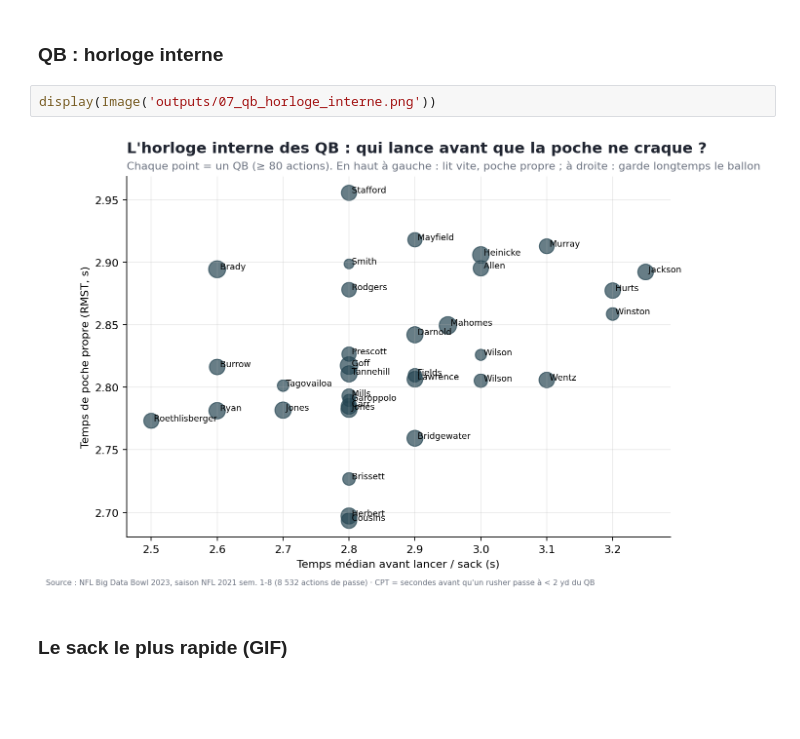
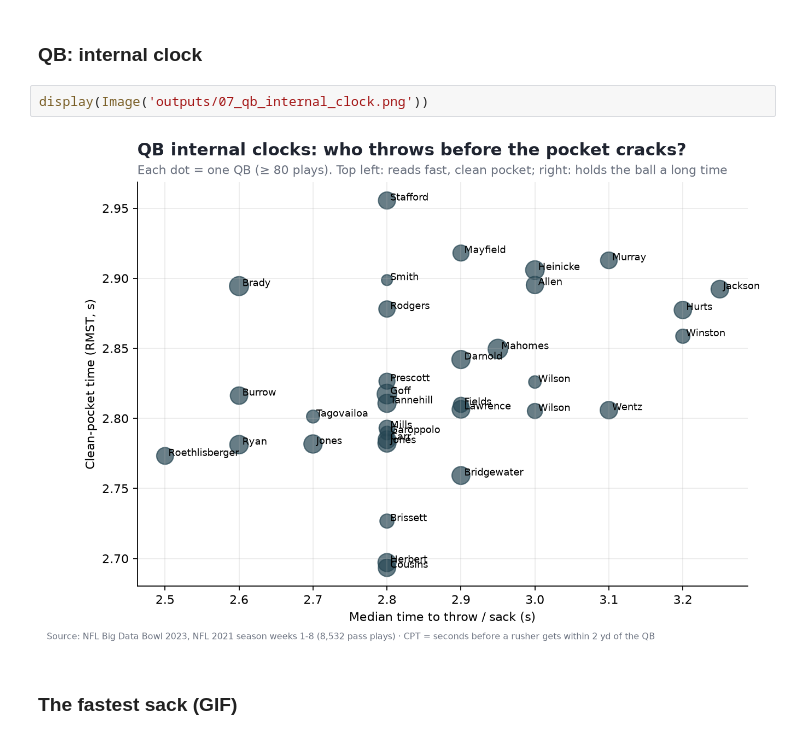
Before and after one commit to EvansRamin/NFL_Big_Data_Bowl, a Jupyter notebook: notebooks/analysis.ipynb, the cells around one changed output. Drawn from its saved outputs; the diff is of its cells as text; blank space fills up the shorter version.

```diff
--- a/notebooks/analysis.ipynb
+++ b/notebooks/analysis.ipynb
@@ -114,9 +114,9 @@ display(Image('outputs/06_cpt_au_dessus_attendu.png'))
 # %% [markdown]
-### QB : horloge interne
+### QB: internal clock
 # %%
-display(Image('outputs/07_qb_horloge_interne.png'))
+display(Image('outputs/07_qb_internal_clock.png'))
 # %% [output]
-[figure, old version]
+[figure, new version]
 # %% [markdown]
-### Le sack le plus rapide (GIF)
+### The fastest sack (GIF)
 # %%
```
Also changed, not shown: parts of 28 cells of this notebook, 39 other files.
